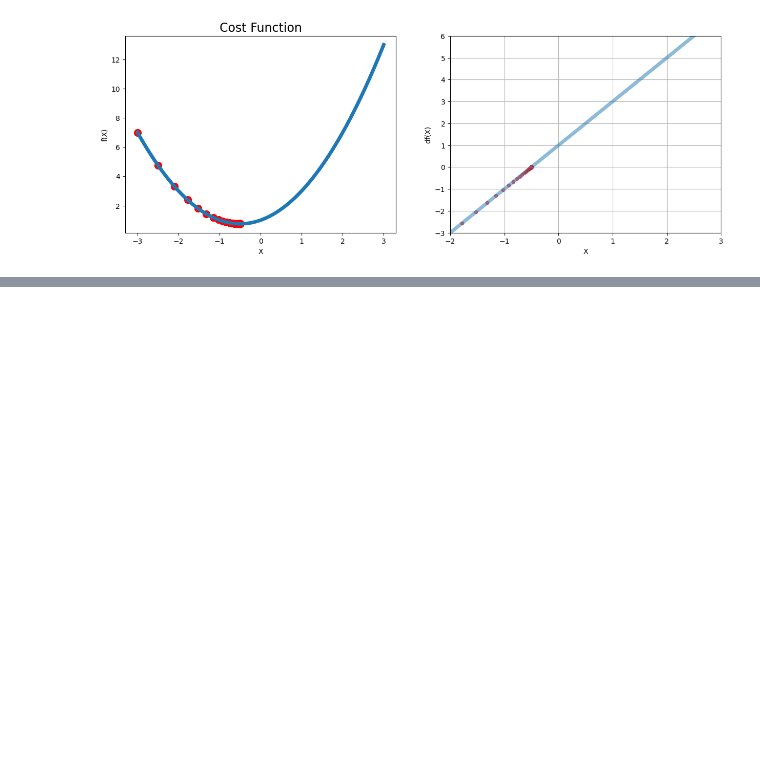
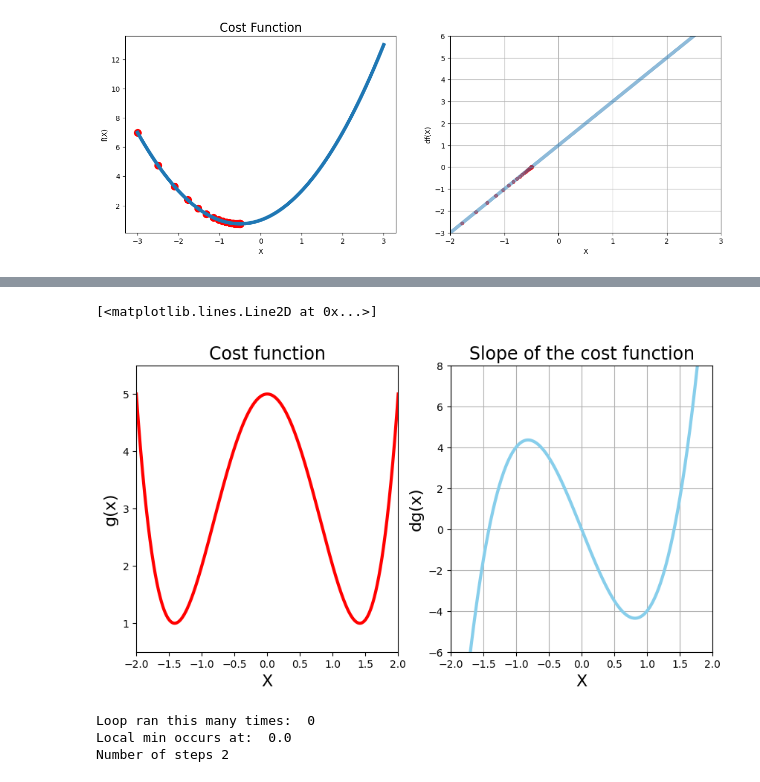
Before and after one commit to latheeshvm/DS-ML, a Jupyter notebook: Gradient Decend/gradient_decend.ipynb, the cells around one changed output, grey strips where cells are left out. Drawn from its saved outputs; the diff is of its cells as text; code cells hidden in the pictures; blank space fills up the shorter version.

```diff
--- a/Gradient Decend/gradient_decend.ipynb
+++ b/Gradient Decend/gradient_decend.ipynb
@@ -143,0 +148,44 @@ plt.scatter(x_list, slope_list, color ="red", s=20, alpha=0.6)
+# %%
+#Make some data
+
+x_2 = np.linspace(-2, 2, 1000)
+# %%
+def g(x):
+    return x**4 - 4*x**2 + 5
+
+def dg(x):
+    return 4*x**3 - 8*x
+# %%
+plt.figure(figsize=[10,5])
+
+
+#1 chart cost function
+plt.subplot(1,2,1)
+
+plt.xlim(-2,2)
+plt.ylim(0.5,5.5)
+
+plt.title('Cost function', fontsize = 17)
+plt.xlabel('X', fontsize = 16)
+plt.ylabel('g(x)', fontsize = 16)
+
+
+plt.plot(x_2, g(x_2), color="red", linewidth = 3)
+
+
+#2 derivative function
+
+plt.subplot(1,2,2)
+
+plt.title("Slope of the cost function", fontsize =17)
+plt.xlabel('X', fontsize=16)
+plt.ylabel('dg(x)', fontsize=16 )
+
+plt.grid()
+plt.xlim(-2,2)
+plt.ylim(-6, 8)
+
+plt.plot(x_2, dg(x_2), color="skyblue", linewidth= 3)
+# %% [output]
+[<matplotlib.lines.Line2D at 0x...>]
+[figure, added]
@@ -143,0 +218,9 @@ plt.scatter(x_list, slope_list, color ="red", s=20, alpha=0.6)
+# %%
+local_min, list_x, deriv_list = gradient_decent(dg, 0, 0.01, 0.0001)
+
+print('Local min occurs at: ',local_min)
+print('Number of steps', len(list_x))
+# %% [output]
+Loop ran this many times:  0
+Local min occurs at:  0.0
+Number of steps 2
```
Also changed, not shown: parts of 4 cells of this notebook.
